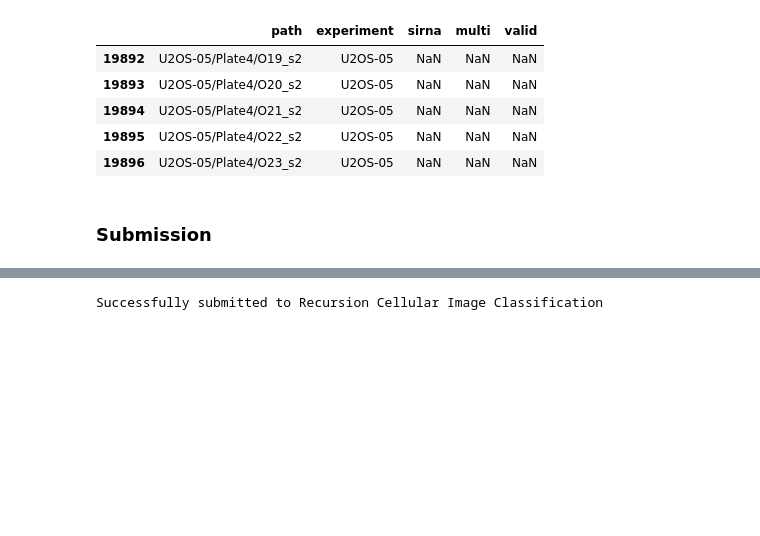
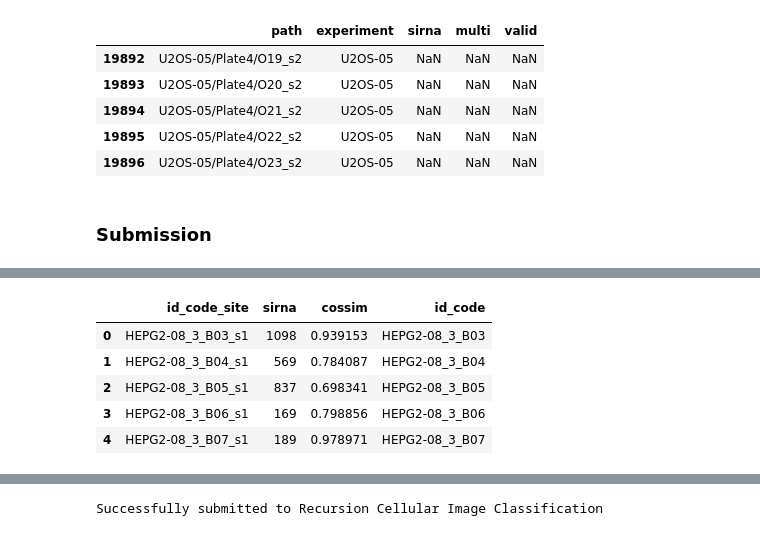
Before and after one commit to MicPie/recursion-cellular-image-classification, a Jupyter notebook: rcic_v32_efficientnet-b3_celltype_plate-group-exp_Full.ipynb, the cells around one changed output, grey strips where cells are left out. Cells and saved outputs as stored; diff of their text form; code cells hidden in the pictures; blank space fills up the shorter version.

```diff
--- a/rcic_v32_efficientnet-b3_celltype_plate-group-exp_Full.ipynb
+++ b/rcic_v32_efficientnet-b3_celltype_plate-group-exp_Full.ipynb
@@ -2216,0 +2254,9 @@ df_preds['id_code'] = df_preds['id_code_site'].apply(lambda x: x[:-3])
+# %%
+df_pred_pg1.head()
+# %% [output]
+|  | id_code_site | sirna | cossim | id_code |
+| 0 | HEPG2-08_3_B03_s1 | 1098 | 0.939153 | HEPG2-08_3_B03 |
+| 1 | HEPG2-08_3_B04_s1 | 569 | 0.784087 | HEPG2-08_3_B04 |
+| 2 | HEPG2-08_3_B05_s1 | 837 | 0.698341 | HEPG2-08_3_B05 |
+| 3 | HEPG2-08_3_B06_s1 | 169 | 0.798856 | HEPG2-08_3_B06 |
+| 4 | HEPG2-08_3_B07_s1 | 189 | 0.978971 | HEPG2-08_3_B07 |
```
Also changed, not shown: parts of 47 cells of this notebook, 4 other files.
